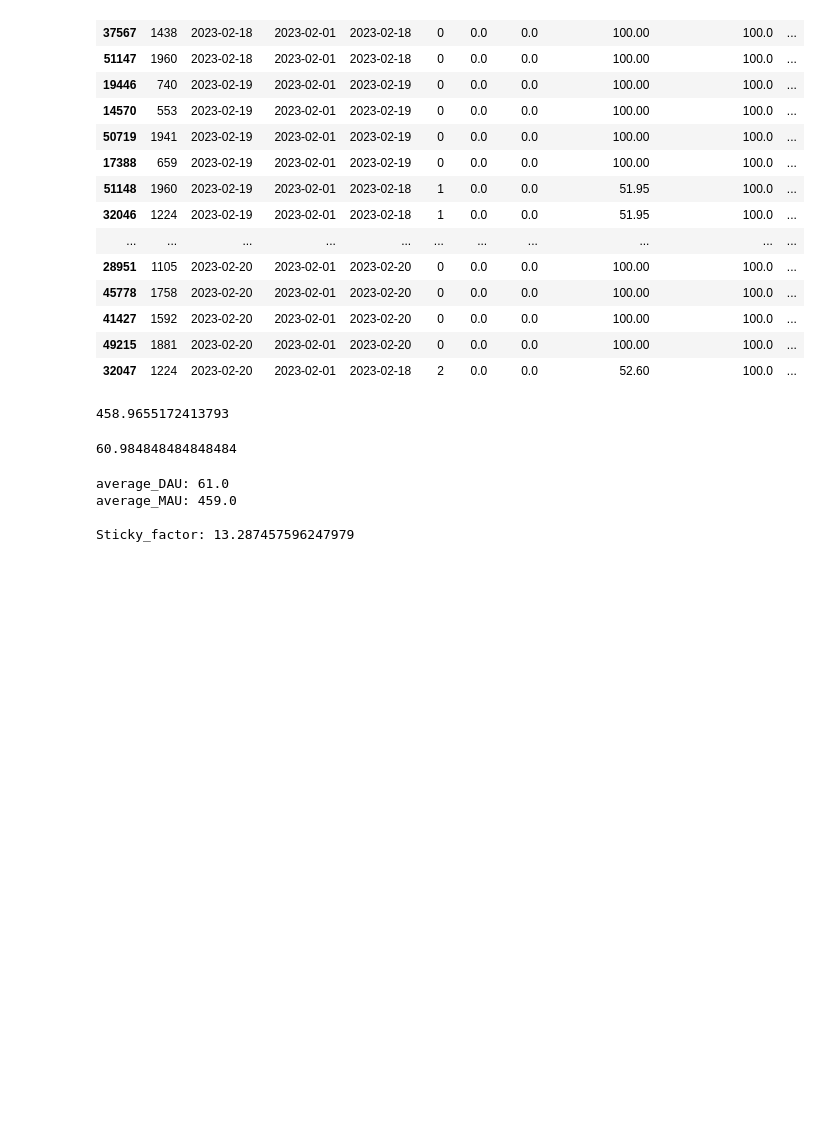
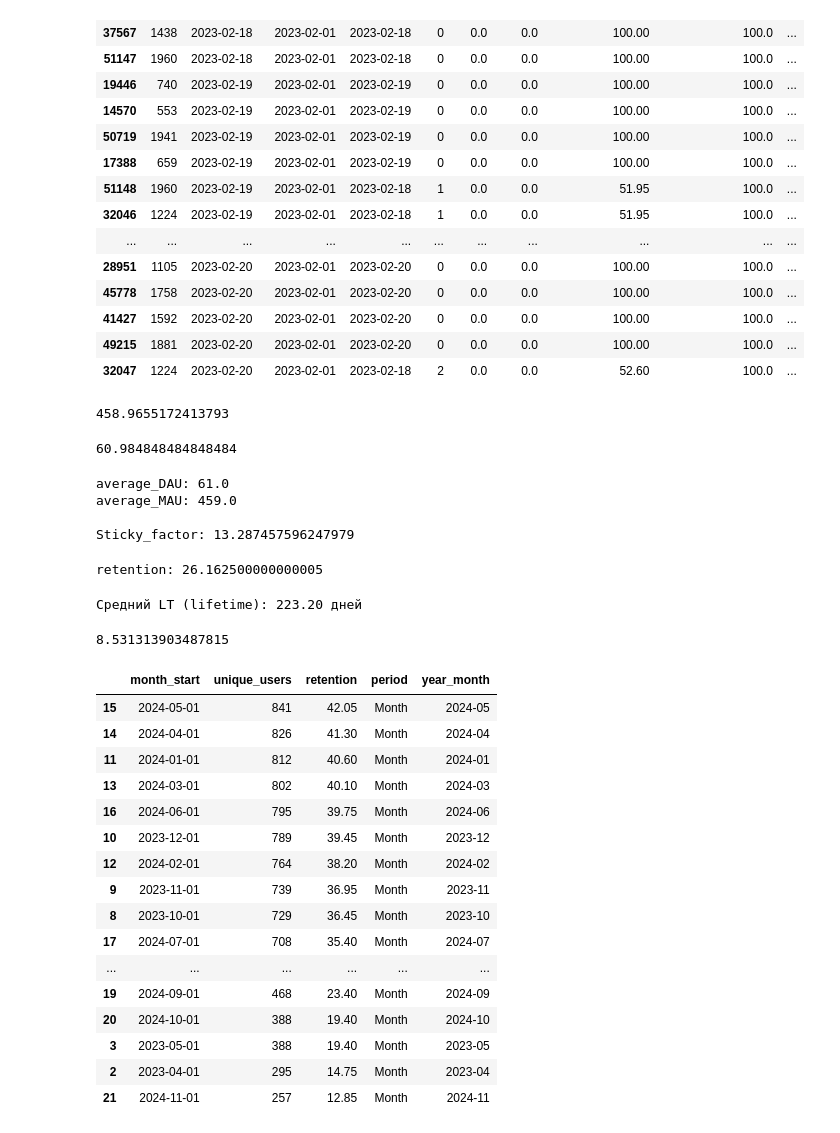
Before and after one commit to Putinka1993/Simulate, a Jupyter notebook: Metrics/free_space.ipynb, the cells around one changed output. Drawn from its saved outputs; the diff is of its cells as text; code cells hidden in the pictures; blank space fills up the shorter version.

```diff
--- a/Metrics/free_space.ipynb
+++ b/Metrics/free_space.ipynb
@@ -177,0 +180,23 @@ Sticky_factor: 13.287457596247979
+# %%
+n_day_retention = pivot_full['retention'].sum() / 100
+print(f'retention: {n_day_retention}')
+# %% [output]
+retention: 26.162500000000005
+# %%
+# --- рассчитываем LT (Lifetime) ---
+lt_per_user = (
+    users_filter.groupby('user')['dt']
+    .agg(['min', 'max'])              # находим первую и последнюю дату активности
+    .assign(lifetime=lambda x: (x['max'] - x['min']).dt.days)  # разница в днях
+)
+
+# среднее "время жизни" пользователя
+LT = lt_per_user['lifetime'].mean()
+
+print(f"Средний LT (lifetime): {LT:.2f} дней")
+# %% [output]
+Средний LT (lifetime): 223.20 дней
+# %%
+LT / n_day_retention
+# %% [output]
+8.531313903487815
@@ -177,0 +207,48 @@ Sticky_factor: 13.287457596247979
+# %%
+# --- считаем уникальных пользователей по месяцам ---
+pivot = (
+    users_filter
+    .groupby('month_start', as_index=False)['user']
+    .nunique()
+    .rename(columns={'user': 'unique_users'})
+)
+
+# --- считаем retention ---
+pivot['retention'] = pivot['unique_users'] / all_users * 100
+pivot['period'] = 'Month'  # или period_name, если он у тебя есть выше
+
+# --- добавляем колонку YYYY-MM ---
+pivot['year_month'] = pivot['month_start'].dt.strftime('%Y-%m')
+
+# --- создаем полный диапазон месяцев ---
+full_range = pd.DataFrame({
+    'month_start': pd.date_range(
+        users_filter['month_start'].min(),
+        users_filter['month_start'].max(),
+        freq='MS'  # начало каждого месяца
+    )
+})
+
+# --- объединяем с pivot, чтобы добавить пропущенные месяцы ---
+pivot_full = full_range.merge(pivot, on='month_start', how='left')
+
+# --- финальный вывод ---
+pivot_full.sort_values(by='unique_users', ascending=False).head(20)
+# %% [output]
+|  | month_start | unique_users | retention | period | year_month |
+| 15 | 2024-05-01 | 841 | 42.05 | Month | 2024-05 |
+| 14 | 2024-04-01 | 826 | 41.30 | Month | 2024-04 |
+| 11 | 2024-01-01 | 812 | 40.60 | Month | 2024-01 |
+| 13 | 2024-03-01 | 802 | 40.10 | Month | 2024-03 |
+| 16 | 2024-06-01 | 795 | 39.75 | Month | 2024-06 |
+| 10 | 2023-12-01 | 789 | 39.45 | Month | 2023-12 |
+| 12 | 2024-02-01 | 764 | 38.20 | Month | 2024-02 |
+| 9 | 2023-11-01 | 739 | 36.95 | Month | 2023-11 |
+| 8 | 2023-10-01 | 729 | 36.45 | Month | 2023-10 |
+| 17 | 2024-07-01 | 708 | 35.40 | Month | 2024-07 |
+| ... | ... | ... | ... | ... | ... |
+| 19 | 2024-09-01 | 468 | 23.40 | Month | 2024-09 |
+| 20 | 2024-10-01 | 388 | 19.40 | Month | 2024-10 |
+| 3 | 2023-05-01 | 388 | 19.40 | Month | 2023-05 |
+| 2 | 2023-04-01 | 295 | 14.75 | Month | 2023-04 |
+| 21 | 2024-11-01 | 257 | 12.85 | Month | 2024-11 |
```
Also changed, not shown: parts of 11 cells of this notebook.
